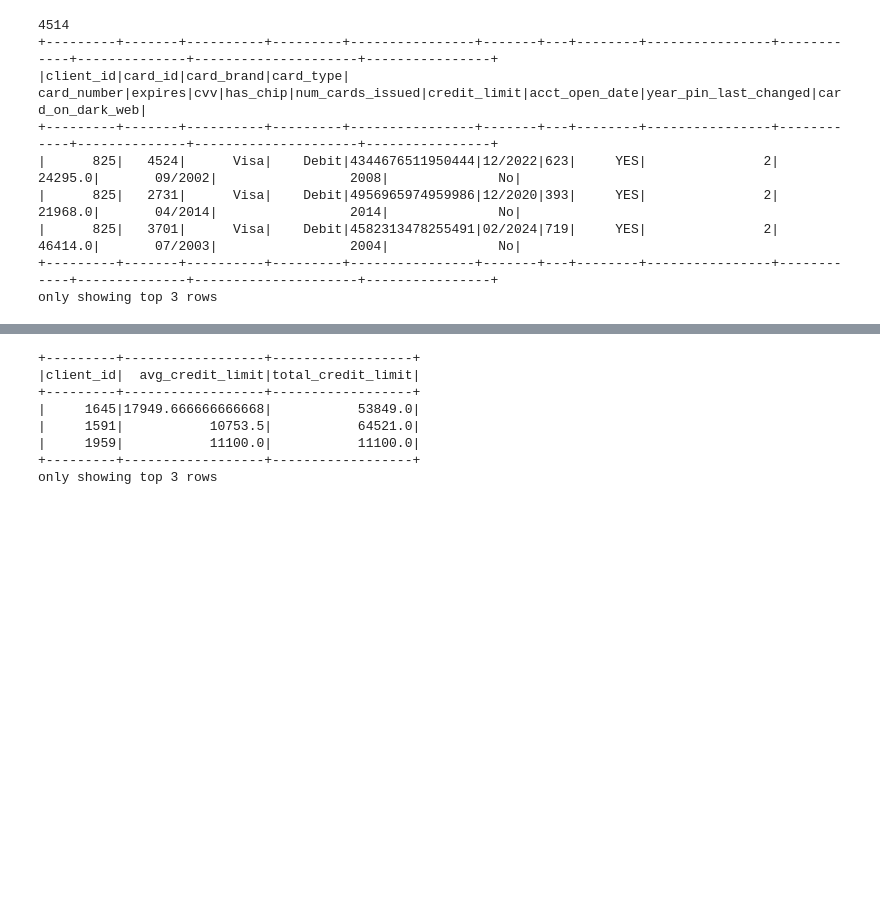
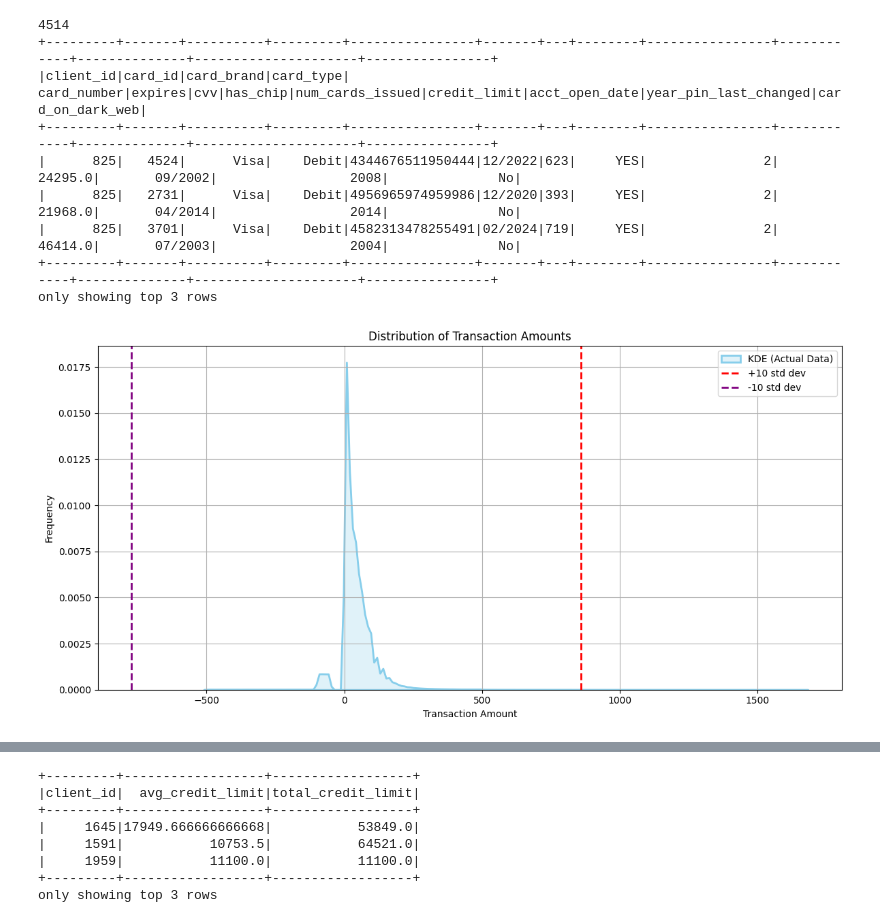
Before and after one commit to Sara-Gamal12/Transaction-Classification-and-Analysis, a Jupyter notebook: Users EDA.ipynb, the cells around one changed output, grey strips where cells are left out. Cells and saved outputs as stored; diff of their text form; code cells hidden in the pictures; blank space fills up the shorter version.

```diff
--- a/Users EDA.ipynb
+++ b/Users EDA.ipynb
@@ -111,3 +125,37 @@ cards_df.show(3)
 |      825|   3701|      Visa|    Debit|4582313478255491|02/2024|719|     YES|               2|     46414.0|       07/2003|                 2004|              No|
 +---------+-------+----------+---------+----------------+-------+---+--------+----------------+------------+--------------+---------------------+----------------+
 only showing top 3 rows
+# %%
+# Convert to Pandas
+amounts_pd = transactions_df.select("amount").toPandas()
+
+# Compute mean and std deviation
+mean_amt = amounts_pd["amount"].mean()
+std_amt = amounts_pd["amount"].std()
+
+
+# Define clipping range
+lower_bound = mean_amt - 20 * std_amt
+upper_bound = mean_amt + 20 * std_amt
+
+# Clip data to within ±20 std dev
+clipped_data = amounts_pd[(amounts_pd["amount"] >= lower_bound) & (amounts_pd["amount"] <= upper_bound)]
+
+# Plot KDE (Gaussian-like curve)
+plt.figure(figsize=(12, 6))
+sns.kdeplot(clipped_data["amount"], fill=True, linewidth=2, color="skyblue", label="KDE (Actual Data)")
+
+# Plot vertical lines at ±10 * std
+plt.axvline(mean_amt + 10 * std_amt, color="red", linestyle="--", linewidth=2, label="+10 std dev")
+plt.axvline(mean_amt - 10 * std_amt, color="purple", linestyle="--", linewidth=2, label="-10 std dev")
+
+# Labels and legend
+plt.title("Distribution of Transaction Amounts")
+plt.xlabel("Transaction Amount")
+plt.ylabel("Frequency")
+plt.legend()
+plt.grid(True)
+plt.tight_layout()
+plt.show()
+# %% [output]
+[figure, added]
```
Also changed, not shown: parts of 17 cells of this notebook.
